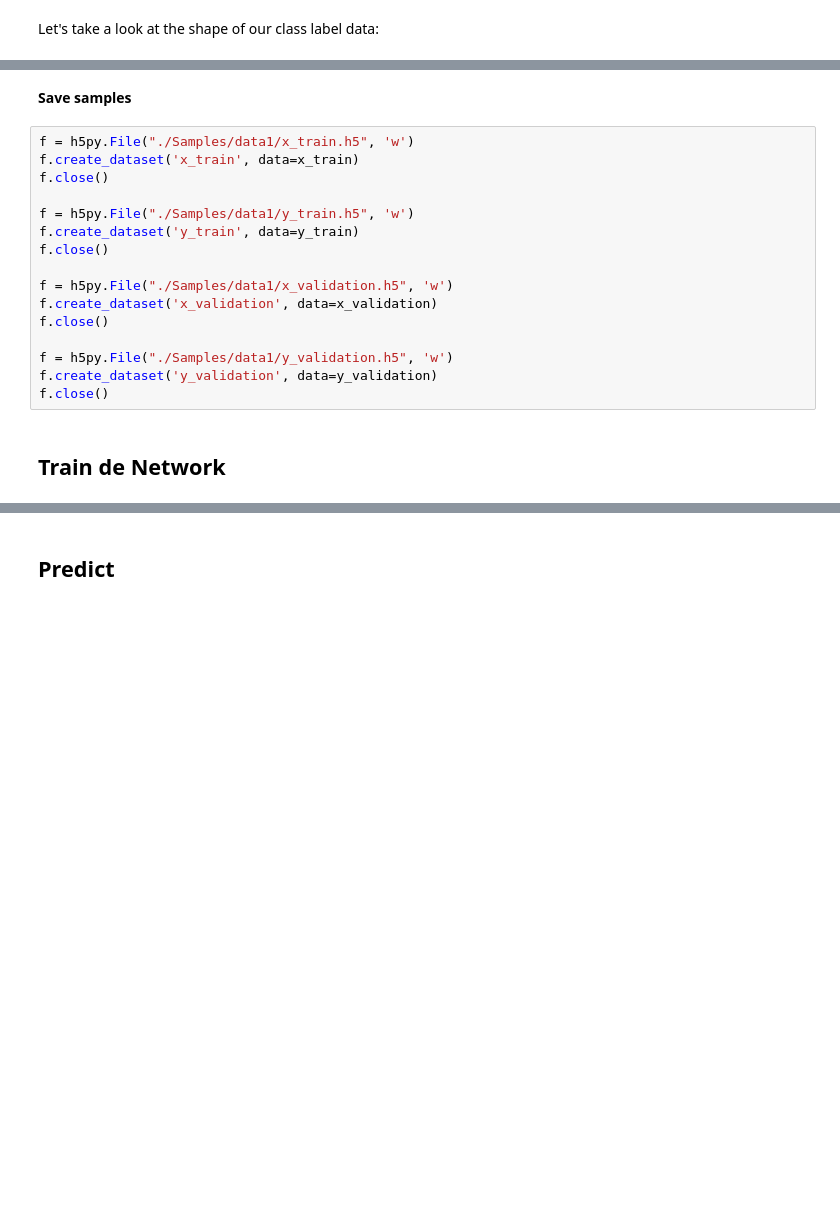
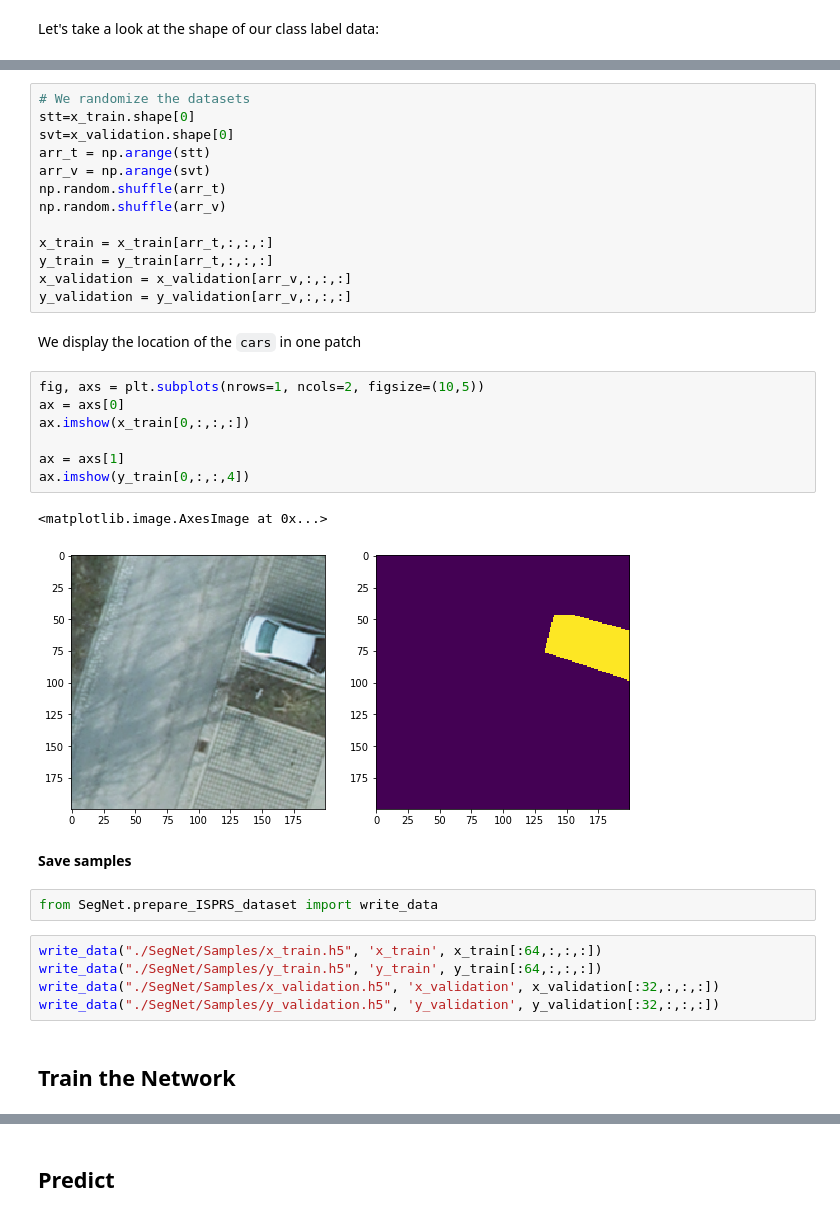
Before and after one commit to yaron1000/cnn-models, a Jupyter notebook: SegNet_Keras.ipynb, the cells around one changed output, grey strips where cells are left out. Saved outputs shown, nothing was run; the diff lists cells and outputs as text; blank space fills up the shorter version.

```diff
--- a/SegNet_Keras.ipynb
+++ b/SegNet_Keras.ipynb
@@ -96,20 +96,36 @@ y_train_tif.shape
+# %%
+# We randomize the datasets
+stt=x_train.shape[0]
+svt=x_validation.shape[0]
+arr_t = np.arange(stt)
+arr_v = np.arange(svt)
+np.random.shuffle(arr_t)
+np.random.shuffle(arr_v)
+
+x_train = x_train[arr_t,:,:,:]
+y_train = y_train[arr_t,:,:,:]
+x_validation = x_validation[arr_v,:,:,:]
+y_validation = y_validation[arr_v,:,:,:]
+# %% [markdown]
+We display the location of the `cars` in one patch
+# %%
+fig, axs = plt.subplots(nrows=1, ncols=2, figsize=(10,5))
+ax = axs[0]
+ax.imshow(x_train[0,:,:,:])
+
+ax = axs[1]
+ax.imshow(y_train[0,:,:,4])
+# %% [output]
+<matplotlib.image.AxesImage at 0x...>
+[figure, added]
 # %% [markdown]
 **Save samples**
-# %%
-f = h5py.File("./Samples/data1/x_train.h5", 'w')
-f.create_dataset('x_train', data=x_train)
-f.close()
-
-f = h5py.File("./Samples/data1/y_train.h5", 'w')
-f.create_dataset('y_train', data=y_train)
-f.close()
-
-f = h5py.File("./Samples/data1/x_validation.h5", 'w')
-f.create_dataset('x_validation', data=x_validation)
-f.close()
-
-f = h5py.File("./Samples/data1/y_validation.h5", 'w')
-f.create_dataset('y_validation', data=y_validation)
-f.close()
+# %%
+from SegNet.prepare_ISPRS_dataset import write_data
+# %%
+write_data("./SegNet/Samples/x_train.h5", 'x_train', x_train[:64,:,:,:])
+write_data("./SegNet/Samples/y_train.h5", 'y_train', y_train[:64,:,:,:])
+write_data("./SegNet/Samples/x_validation.h5", 'x_validation', x_validation[:32,:,:,:])
+write_data("./SegNet/Samples/y_validation.h5", 'y_validation', y_validation[:32,:,:,:])
 # %% [markdown]
-## Train de Network
+## Train the Network
```
Also changed, not shown: parts of 37 cells of this notebook, 5 other files.
